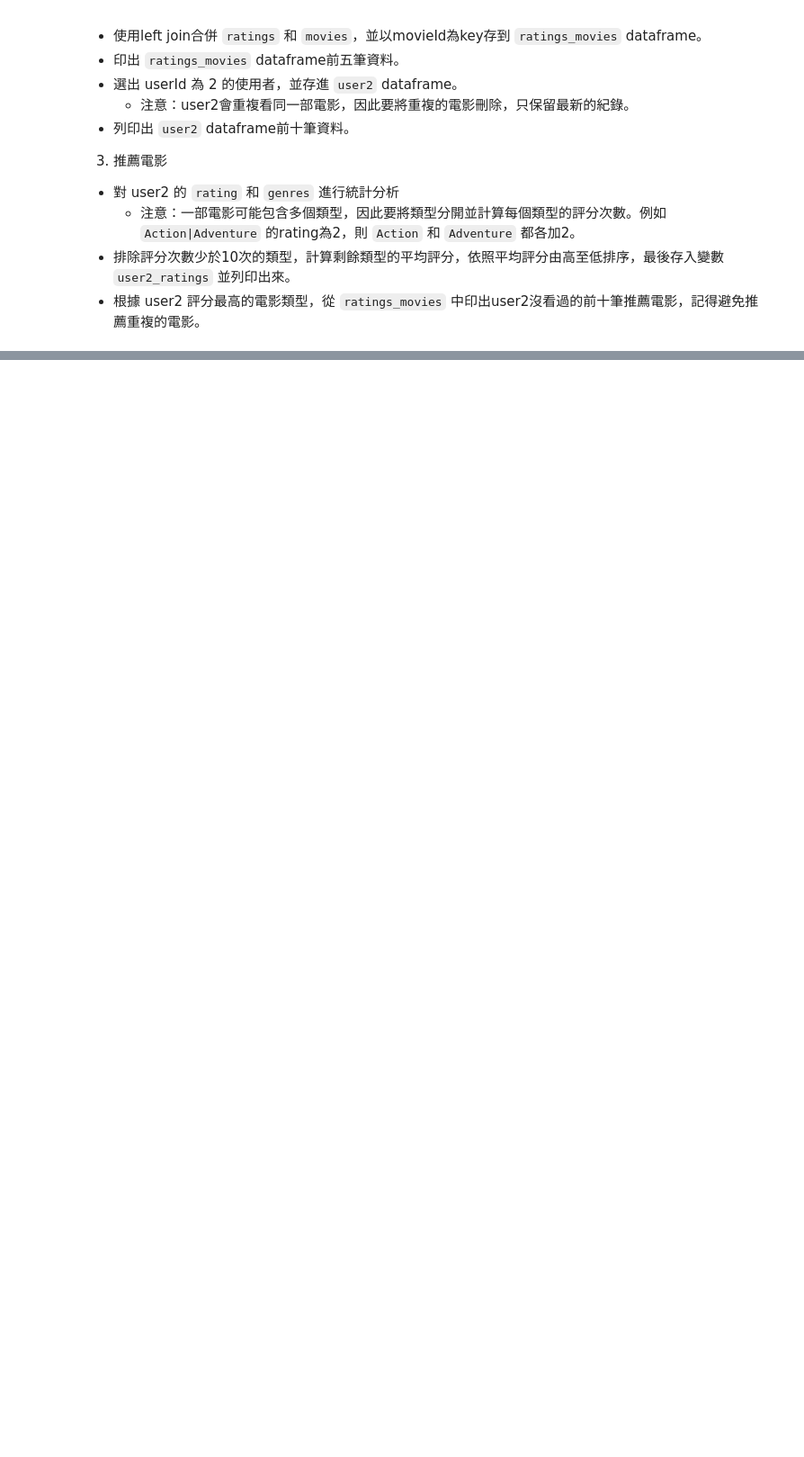
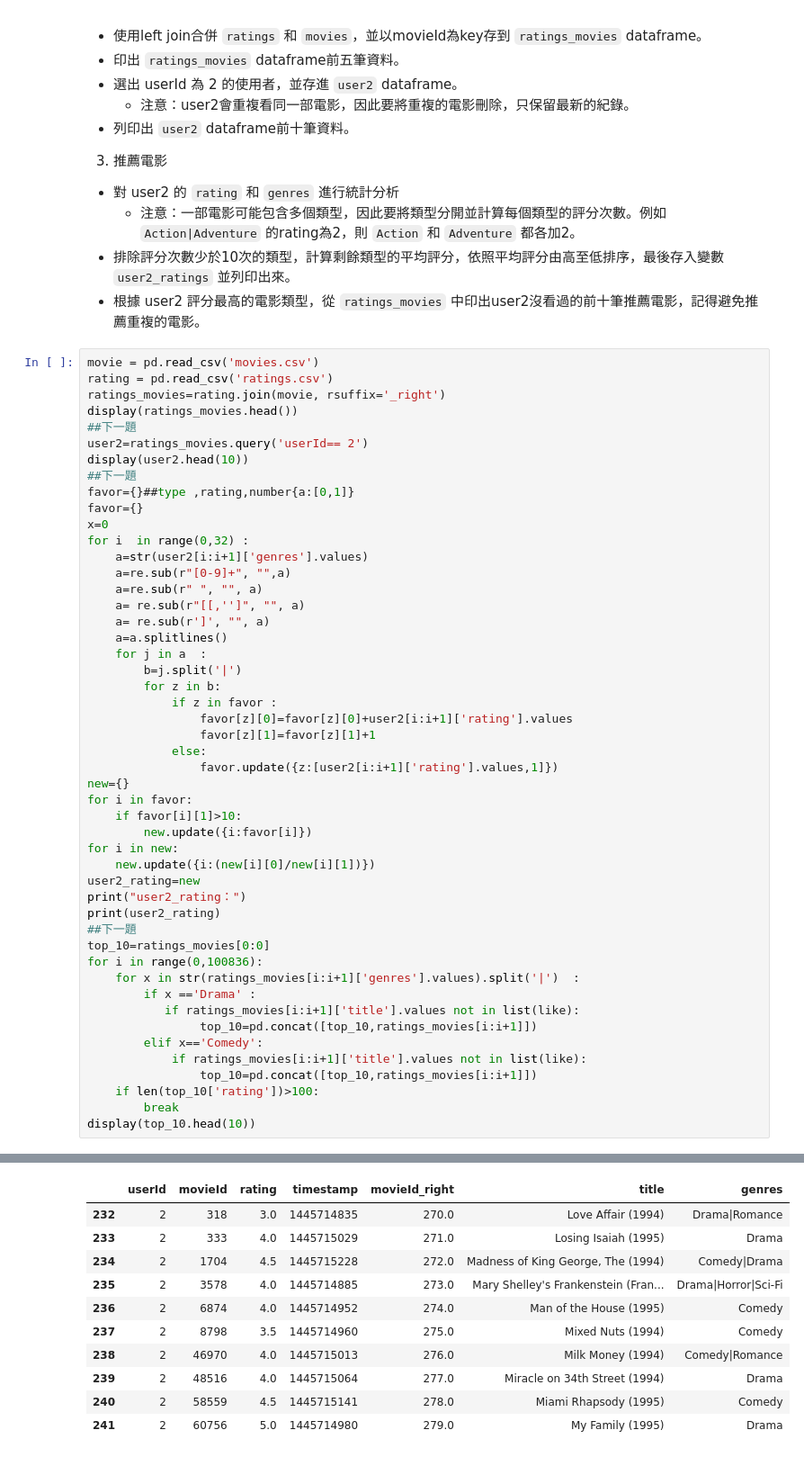
Before and after one commit to TTTBEAR123222/HW7_data_wrangling, a Jupyter notebook: HW7_data_wrangling.ipynb, the cells around one changed output, grey strips where cells are left out. Shown: that part at 90% size. Saved outputs shown, nothing was run; the diff lists cells and outputs as text; blank space fills up the shorter version.

```diff
--- a/HW7_data_wrangling.ipynb
+++ b/HW7_data_wrangling.ipynb
@@ -135,3 +383,53 @@ print(df4)
     - 注意：一部電影可能包含多個類型，因此要將類型分開並計算每個類型的評分次數。例如 `Action|Adventure` 的rating為2，則 `Action` 和 `Adventure` 都各加2。
   - 排除評分次數少於10次的類型，計算剩餘類型的平均評分，依照平均評分由高至低排序，最後存入變數 `user2_ratings` 並列印出來。
   - 根據 user2 評分最高的電影類型，從 `ratings_movies` 中印出user2沒看過的前十筆推薦電影，記得避免推薦重複的電影。
+# %%
+movie = pd.read_csv('movies.csv')
+rating = pd.read_csv('ratings.csv')
+ratings_movies=rating.join(movie, rsuffix='_right')
+display(ratings_movies.head())
+##下一題
+user2=ratings_movies.query('userId== 2')
+display(user2.head(10))
+##下一題
+favor={}##type ,rating,number{a:[0,1]}
+favor={}
+x=0
+for i  in range(0,32) :
+    a=str(user2[i:i+1]['genres'].values)
+    a=re.sub(r"[0-9]+", "",a)
+    a=re.sub(r" ", "", a)
+    a= re.sub(r"[[,'']", "", a)
+    a= re.sub(r']', "", a)
+    a=a.splitlines()
+    for j in a  :
+        b=j.split('|')
+        for z in b:
+            if z in favor :
+                favor[z][0]=favor[z][0]+user2[i:i+1]['rating'].values
+                favor[z][1]=favor[z][1]+1
+            else:
+                favor.update({z:[user2[i:i+1]['rating'].values,1]})
+new={}
+for i in favor:
+    if favor[i][1]>10:
+        new.update({i:favor[i]})
+for i in new:
+    new.update({i:(new[i][0]/new[i][1])})
+user2_rating=new
+print("user2_rating：")
+print(user2_rating)
+##下一題
+top_10=ratings_movies[0:0]
+for i in range(0,100836):
+    for x in str(ratings_movies[i:i+1]['genres'].values).split('|')  :
+        if x =='Drama' :
+           if ratings_movies[i:i+1]['title'].values not in list(like):
+                top_10=pd.concat([top_10,ratings_movies[i:i+1]])
+        elif x=='Comedy':
+            if ratings_movies[i:i+1]['title'].values not in list(like):
+                top_10=pd.concat([top_10,ratings_movies[i:i+1]])
+    if len(top_10['rating'])>100:
+        break
+display(top_10.head(10))
+# %% [output]
@@ -137,0 +442,11 @@ print(df4)
+|  | userId | movieId | rating | timestamp | movieId_right | title | genres |
+| 232 | 2 | 318 | 3.0 | 1445714835 | 270.0 | Love Affair (1994) | Drama|Romance |
+| 233 | 2 | 333 | 4.0 | 1445715029 | 271.0 | Losing Isaiah (1995) | Drama |
+| 234 | 2 | 1704 | 4.5 | 1445715228 | 272.0 | Madness of King George, The (1994) | Comedy|Drama |
+| 235 | 2 | 3578 | 4.0 | 1445714885 | 273.0 | Mary Shelley's Frankenstein (Fran... | Drama|Horror|Sci-Fi |
+| 236 | 2 | 6874 | 4.0 | 1445714952 | 274.0 | Man of the House (1995) | Comedy |
+| 237 | 2 | 8798 | 3.5 | 1445714960 | 275.0 | Mixed Nuts (1994) | Comedy |
+| 238 | 2 | 46970 | 4.0 | 1445715013 | 276.0 | Milk Money (1994) | Comedy|Romance |
+| 239 | 2 | 48516 | 4.0 | 1445715064 | 277.0 | Miracle on 34th Street (1994) | Drama |
+| 240 | 2 | 58559 | 4.5 | 1445715141 | 278.0 | Miami Rhapsody (1995) | Comedy |
+| 241 | 2 | 60756 | 5.0 | 1445714980 | 279.0 | My Family (1995) | Drama |
```
Also changed, not shown: parts of 10 cells of this notebook.
